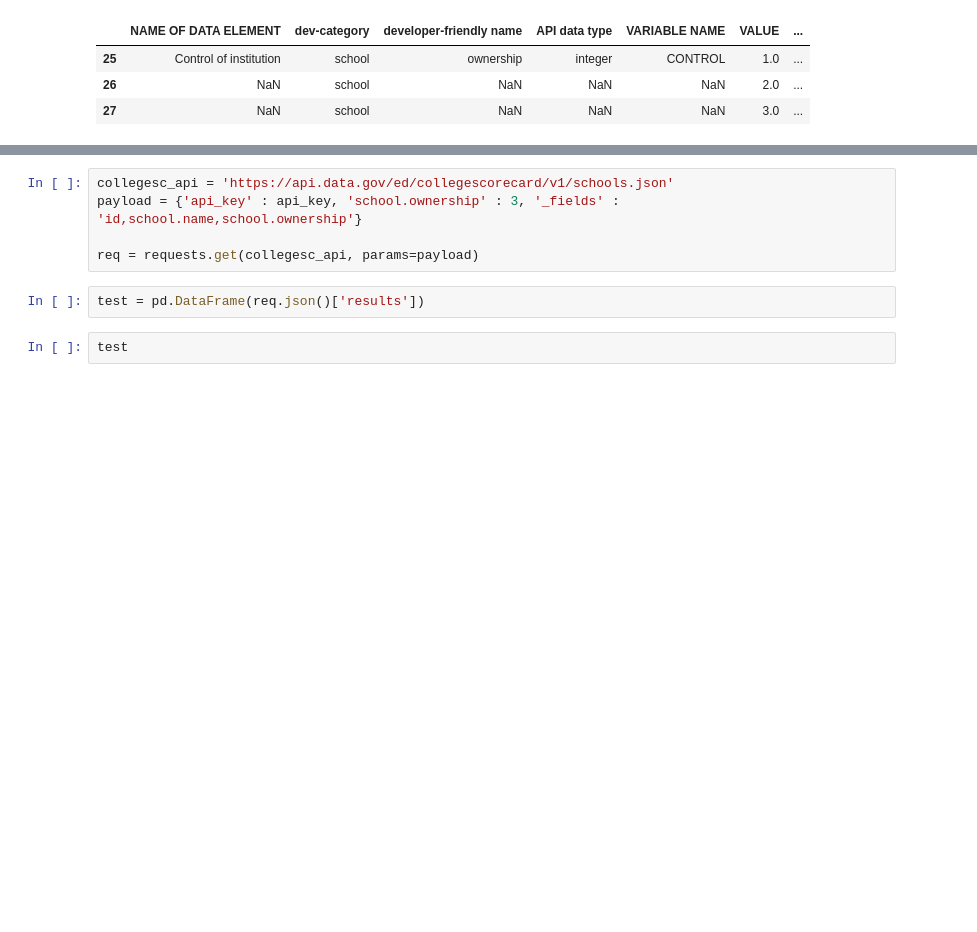
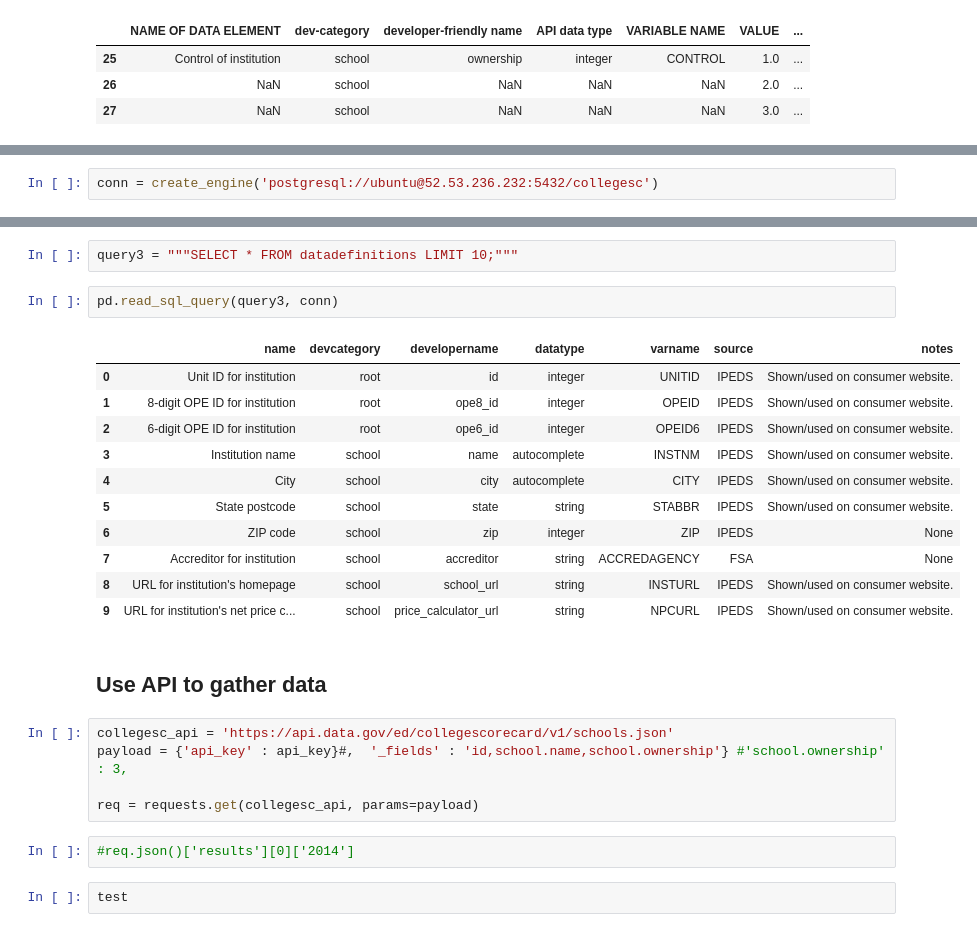
Before and after one commit to aawiegel/CollegeClassification, a Jupyter notebook: DatabaseCreation.ipynb, the cells around one changed output, grey strips where cells are left out. Saved outputs shown, nothing was run; the diff lists cells and outputs as text; blank space fills up the shorter version.

```diff
--- a/DatabaseCreation.ipynb
+++ b/DatabaseCreation.ipynb
@@ -55,0 +103,2 @@ sc_data_dict.iloc[25:28, :]
+# %%
+conn = create_engine('postgresql://ubuntu@52.53.236.232:5432/collegesc')
@@ -56,10 +132,28 @@ sc_data_dict.iloc[25:28, :]
+# %%
+query3 = """SELECT * FROM datadefinitions LIMIT 10;"""
+# %%
+pd.read_sql_query(query3, conn)
+# %% [output]
+|  | name | devcategory | developername | datatype | varname | source | notes |
+| 0 | Unit ID for institution | root | id | integer | UNITID | IPEDS | Shown/used on consumer website. |
+| 1 | 8-digit OPE ID for institution | root | ope8_id | integer | OPEID | IPEDS | Shown/used on consumer website. |
+| 2 | 6-digit OPE ID for institution | root | ope6_id | integer | OPEID6 | IPEDS | Shown/used on consumer website. |
+| 3 | Institution name | school | name | autocomplete | INSTNM | IPEDS | Shown/used on consumer website. |
+| 4 | City | school | city | autocomplete | CITY | IPEDS | Shown/used on consumer website. |
+| 5 | State postcode | school | state | string | STABBR | IPEDS | Shown/used on consumer website. |
+| 6 | ZIP code | school | zip | integer | ZIP | IPEDS | None |
+| 7 | Accreditor for institution | school | accreditor | string | ACCREDAGENCY | FSA | None |
+| 8 | URL for institution's homepage | school | school_url | string | INSTURL | IPEDS | Shown/used on consumer website. |
+| 9 | URL for institution's net price c... | school | price_calculator_url | string | NPCURL | IPEDS | Shown/used on consumer website. |
+# %% [markdown]
+## Use API to gather data
 # %%
 collegesc_api = 'https://api.data.gov/ed/collegescorecard/v1/schools.json'
-payload = {'api_key' : api_key, 'school.ownership' : 3, '_fields' : 'id,school.name,school.ownership'}
+payload = {'api_key' : api_key}#,  '_fields' : 'id,school.name,school.ownership'} #'school.ownership' : 3,
 
 req = requests.get(collegesc_api, params=payload)
 # %%
-test = pd.DataFrame(req.json()['results'])
+#req.json()['results'][0]['2014']
 # %%
 test
 # %% [output]
```
Also changed, not shown: parts of 14 cells of this notebook.
